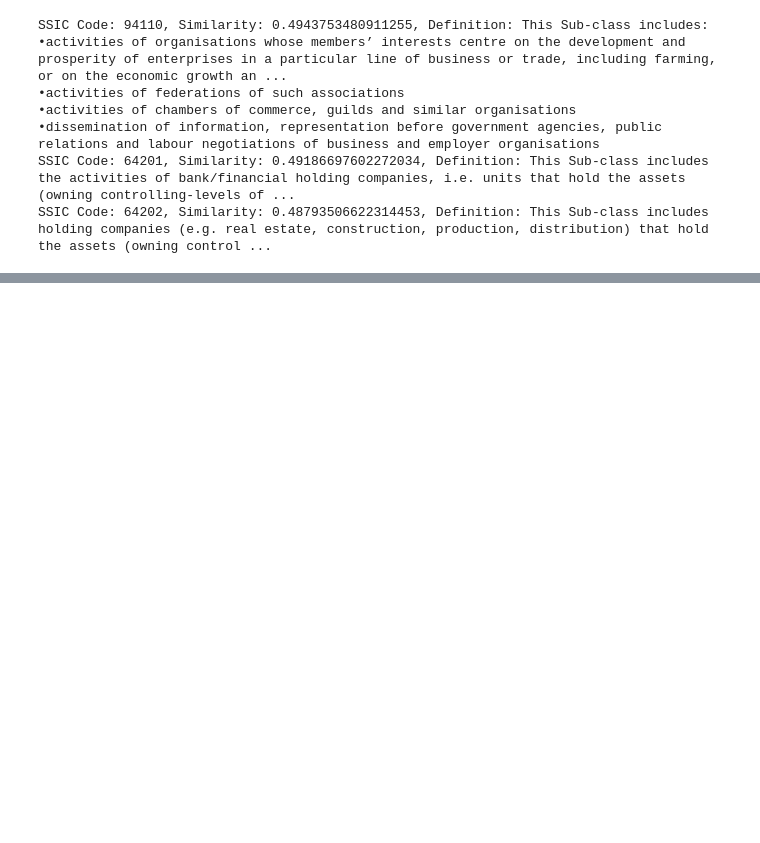
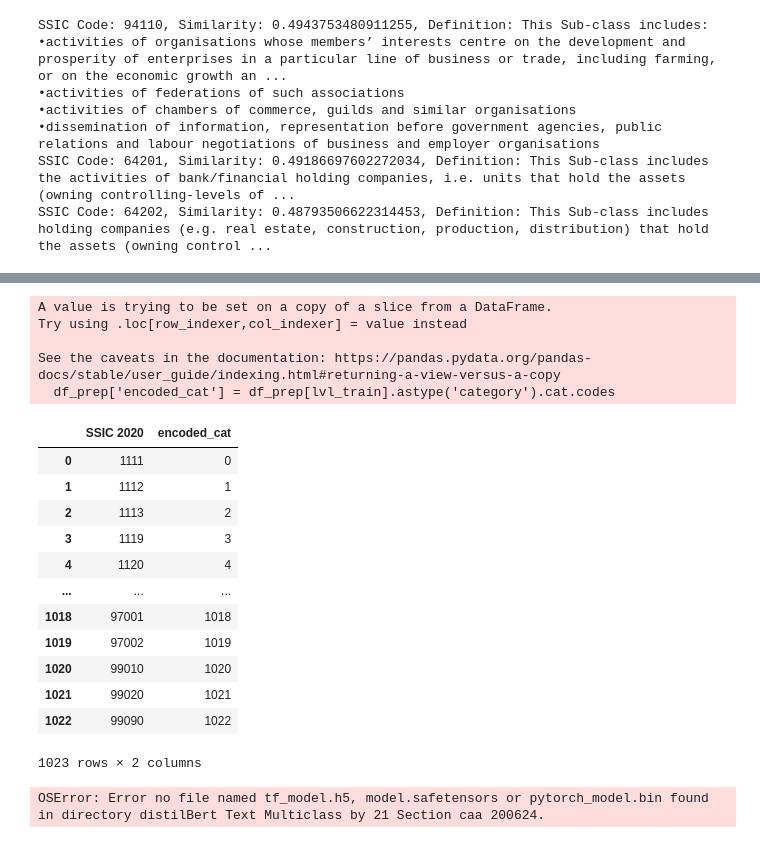
Before and after one commit to yorwel/ssicsync, a Jupyter notebook: LLM_Test/summarization.ipynb, the cells around one changed output, grey strips where cells are left out. Drawn from its saved outputs; the diff is of its cells as text; code cells hidden in the pictures; blank space fills up the shorter version.

```diff
--- a/LLM_Test/summarization.ipynb
+++ b/LLM_Test/summarization.ipynb
@@ -402,0 +557,14 @@ SSIC Code: 64202, Similarity: 0.48793506622314453, Definition: This Sub-class in
+# %%
+# Remove duplicates based on the 'SSIC 2020' column, keeping the first occurrence
+SSIC_ref_df = SSIC_ref_df.drop_duplicates(subset=['SSIC 2020'], keep='first')
+# %%
+#get embeddings for SSIC ref table
+def get_embeddings(text,tokenizer,model):
+    inputs = tokenizer(text, return_tensors='pt', max_length=512, truncation=True)
+    with torch.no_grad():
+        outputs = model(**inputs)
+    return outputs.last_hidden_state.mean(dim=1).squeeze()
+
+SSIC_ref_df['Embeddings'] = SSIC_ref_df['Detailed Definitions'].apply( lambda x: get_embeddings(x,tokenizer,model).numpy())
+
+df_for_Summary['original_embedding']=df_for_Summary['Notes Page Content'].apply(lambda x: get_embeddings(x,tokenizer,model).numpy())
@@ -402,0 +597,48 @@ SSIC Code: 64202, Similarity: 0.48793506622314453, Definition: This Sub-class in
+# %%
+lvl_train = 'SSIC 2020'
+lvl_train_title = lvl_train + " Title"
+###############################################################################################################################################
+
+df_prep = SSIC_ref_df[[lvl_train, lvl_train_title, 'Detailed Definitions']]
+df_prep['encoded_cat'] = df_prep[lvl_train].astype('category').cat.codes
+# df_prep['encoded_cat'] = df_prep[lvl_train] + ' ' + df_prep[lvl_train_title]
+# df_prep['encoded_cat'] = df_prep['encoded_cat'].astype('category')
+
+data_texts = df_prep['Detailed Definitions'].to_list() # Features (not tokenized yet)
+data_labels = df_prep['encoded_cat'].to_list() # Labels
+
+df_prep = df_prep[[lvl_train, 'encoded_cat']].drop_duplicates()
+df_prep
+# %% [output]
+A value is trying to be set on a copy of a slice from a DataFrame.
+Try using .loc[row_indexer,col_indexer] = value instead
+
+See the caveats in the documentation: https://pandas.pydata.org/pandas-docs/stable/user_guide/indexing.html#returning-a-view-versus-a-copy
+  df_prep['encoded_cat'] = df_prep[lvl_train].astype('category').cat.codes
+|  | SSIC 2020 | encoded_cat |
+| 0 | 1111 | 0 |
+| 1 | 1112 | 1 |
+| 2 | 1113 | 2 |
+| 3 | 1119 | 3 |
+| 4 | 1120 | 4 |
+| ... | ... | ... |
+| 1018 | 97001 | 1018 |
+| 1019 | 97002 | 1019 |
+| 1020 | 99010 | 1020 |
+| 1021 | 99020 | 1021 |
+| 1022 | 99090 | 1022 |
+1023 rows × 2 columns
+# %%
+from transformers import DistilBertTokenizer
+from transformers import TFDistilBertForSequenceClassification
+import tensorflow as tf
+import os
+
+save_directory = "distilBert Text Multiclass by 21 Section caa 200624"
+#get tf_model h5 file from Roy
+###############################################################################################################################################
+
+loaded_tokenizer = DistilBertTokenizer.from_pretrained(save_directory)
+loaded_model = TFDistilBertForSequenceClassification.from_pretrained(save_directory)
+# %% [output]
+OSError: Error no file named tf_model.h5, model.safetensors or pytorch_model.bin found in directory distilBert Text Multiclass by 21 Section caa 200624.
```
Also changed, not shown: parts of 15 cells of this notebook, 6 other files.
